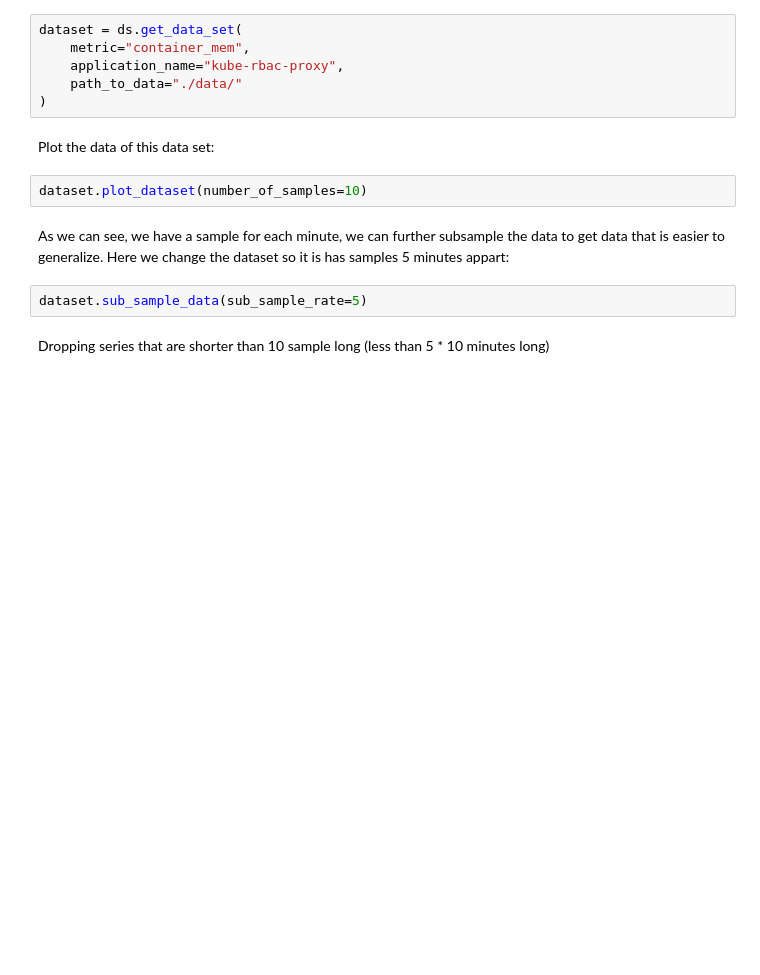
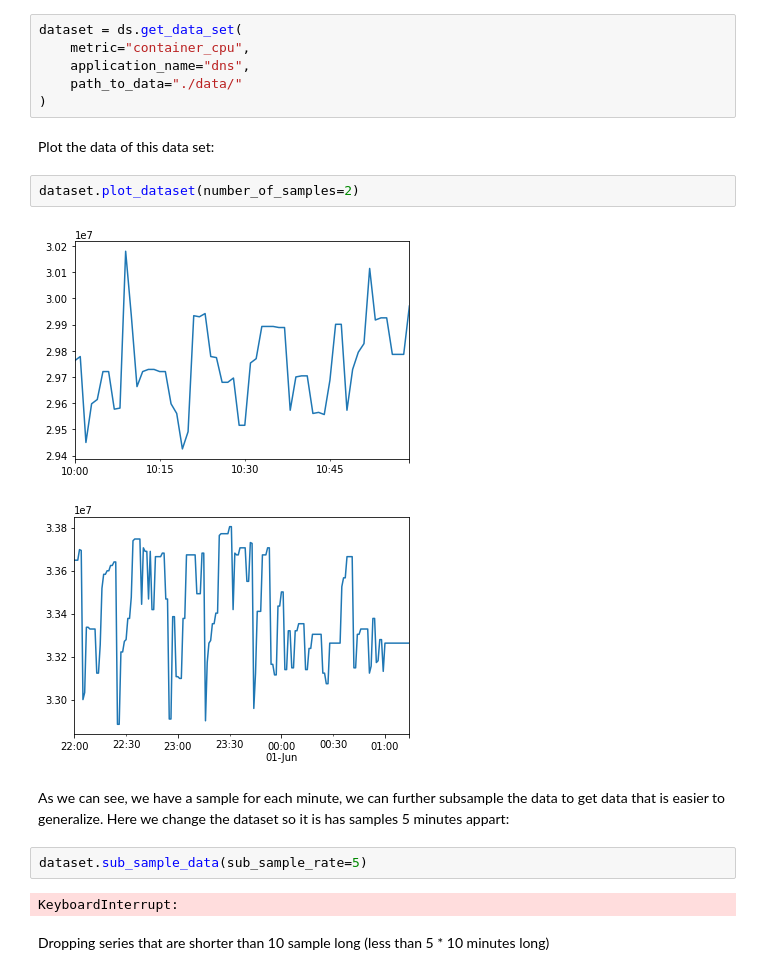
Before and after one commit to sirandreww/236754_project_in_intelligent_systems, a Jupyter notebook: jupyter_notebooks/02_data.ipynb, the cells around one changed output. Cells and saved outputs as stored; diff of their text form; blank space fills up the shorter version.

```diff
--- a/jupyter_notebooks/02_data.ipynb
+++ b/jupyter_notebooks/02_data.ipynb
@@ -81,18 +127,23 @@ We'll look at the following applications:
 ## How Is Data Pre-Processed?
 # %%
 dataset = ds.get_data_set(
-    metric="container_mem",
-    application_name="kube-rbac-proxy",
+    metric="container_cpu",
+    application_name="dns",
     path_to_data="./data/"
 )
 # %% [markdown]
 Plot the data of this data set:
 # %%
-dataset.plot_dataset(number_of_samples=10)
+dataset.plot_dataset(number_of_samples=2)
+# %% [output]
+[figure, added]
+[figure, added]
 # %% [markdown]
 As we can see, we have a sample for each minute, we can further subsample the data to get data that is easier to generalize. Here we change the dataset so it is has samples 5 minutes appart:
 # %%
 dataset.sub_sample_data(sub_sample_rate=5)
+# %% [output]
+KeyboardInterrupt:
 # %% [markdown]
 Dropping series that are shorter than 10 sample long (less than 5 * 10 minutes long)
 # %%
```
Also changed, not shown: parts of 18 cells of this notebook, 7 other files.
